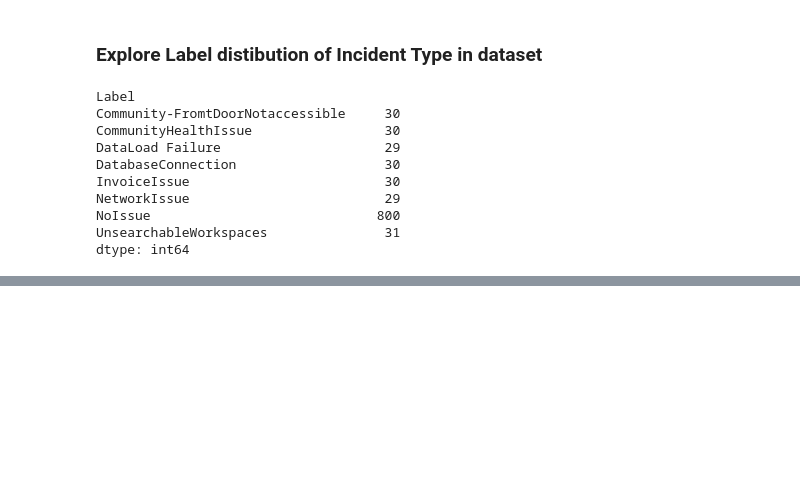
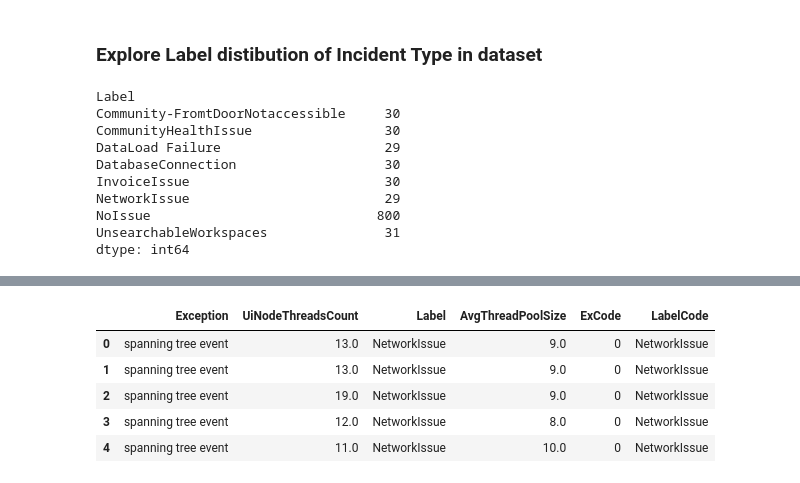
Before and after one commit to sachinb4u/code-a-thon-2018, a Jupyter notebook: DataExploration.ipynb, the cells around one changed output, grey strips where cells are left out. Cells and saved outputs as stored; diff of their text form; code cells hidden in the pictures; blank space fills up the shorter version.

Commit message:
update on data analysis

```diff
--- a/DataExploration.ipynb
+++ b/DataExploration.ipynb
@@ -148,3 +157,20 @@ fig5.savefig('features_hist.png')
 # %% [output]
 [interactive output not drawn]
 [interactive output not drawn]
+# %%
+exceptionTypes = dict(zip(incidents['Exception'].unique(), np.arange(incidents['Exception'].unique().size)))
+incidentTypesDict = dict(zip(incidents['Label'].unique(), np.arange(incidents['Label'].unique().size)))
+
+inc2 = pd.DataFrame(incidents[['Exception', 'UiNodeThreadsCount', 'Label', 'AvgThreadPoolSize']])
+inc2['ExCode'] = inc2['Exception'].replace(exceptionTypes)
+# inc2.dropna(inplace=True)
+# colordict = {'pink' : 0, 'red' :1, 'blue' :2, 'cyan' :3, 'green' :4}
+inc2['LabelCode'] = inc2['Label'].replace([incidentTypesDict])
+inc2.head()
+# %% [output]
+|  | Exception | UiNodeThreadsCount | Label | AvgThreadPoolSize | ExCode | LabelCode |
+| 0 | spanning tree event | 13.0 | NetworkIssue | 9.0 | 0 | NetworkIssue |
+| 1 | spanning tree event | 13.0 | NetworkIssue | 9.0 | 0 | NetworkIssue |
+| 2 | spanning tree event | 19.0 | NetworkIssue | 9.0 | 0 | NetworkIssue |
+| 3 | spanning tree event | 12.0 | NetworkIssue | 8.0 | 0 | NetworkIssue |
+| 4 | spanning tree event | 11.0 | NetworkIssue | 10.0 | 0 | NetworkIssue |
```
Also changed, not shown: parts of 16 cells of this notebook, 6 other files.
